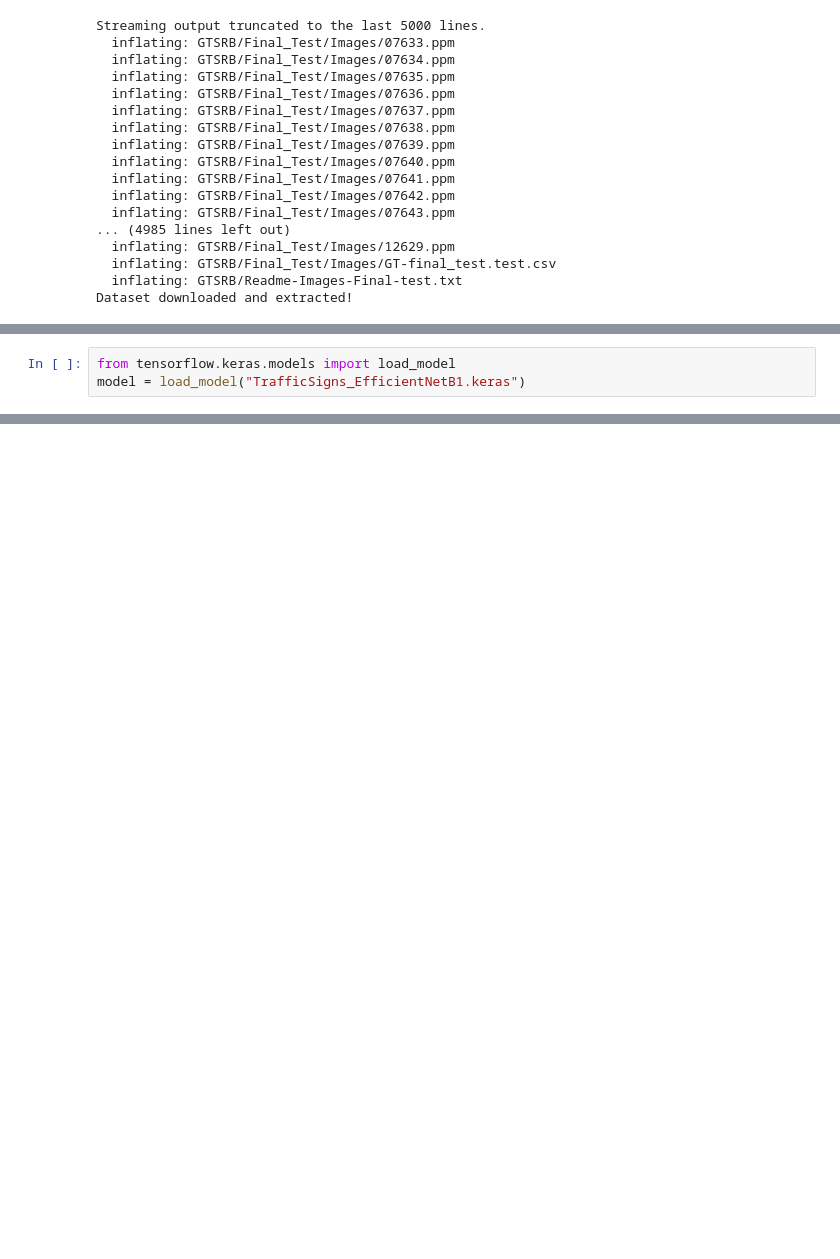
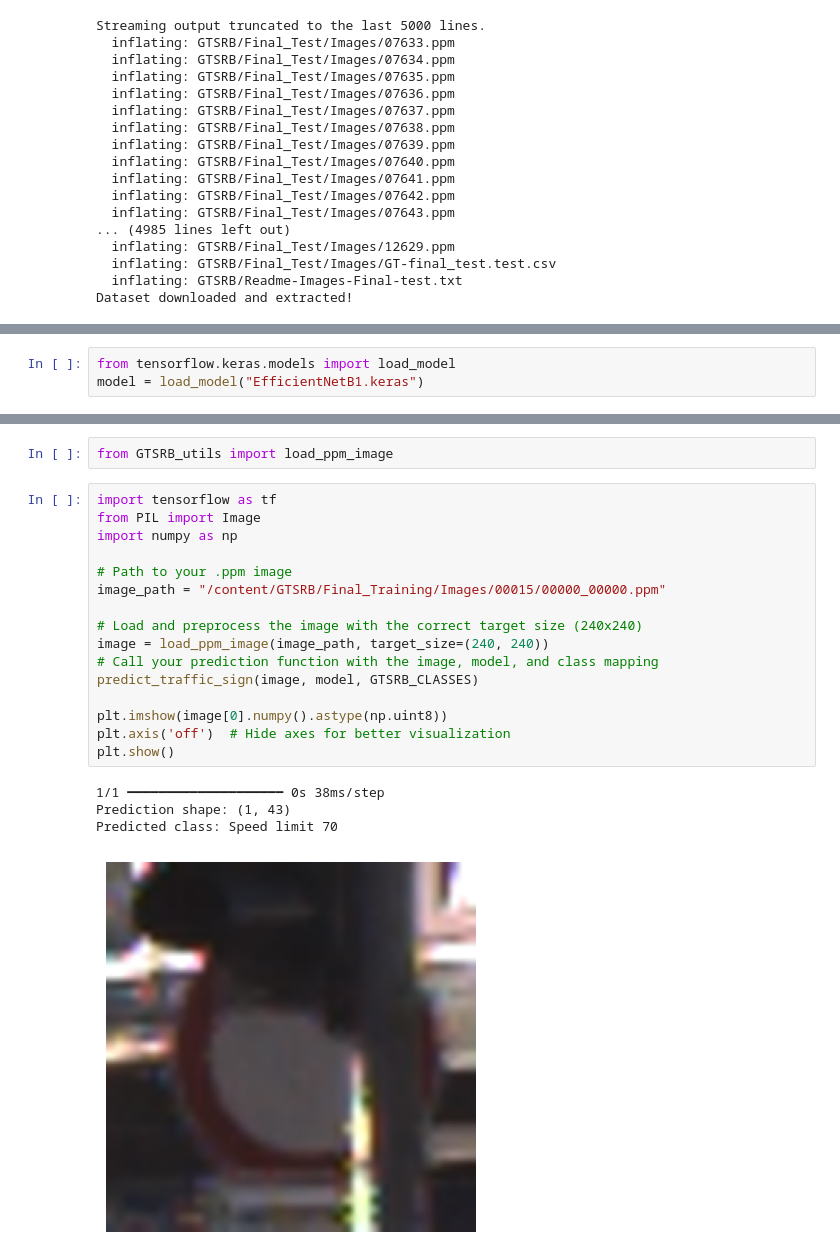
Before and after one commit to Adversarial-Attacks-on-Deeplearning/EfficientNet, a Jupyter notebook: uap.ipynb, the cells around one changed output, grey strips where cells are left out. Drawn from its saved outputs; the diff is of its cells as text; blank space fills up the shorter version.

```diff
--- a/uap.ipynb
+++ b/uap.ipynb
@@ -106,4 +83,4 @@ Found 3920 images belonging to 43 classes.
 # %%
 from tensorflow.keras.models import load_model
-model = load_model("TrafficSigns_EfficientNetB1.keras")
+model = load_model("EfficientNetB1.keras")
 # %%
@@ -192,0 +135,23 @@ Image 5:
+# %%
+from GTSRB_utils import load_ppm_image
+# %%
+import tensorflow as tf
+from PIL import Image
+import numpy as np
+
+# Path to your .ppm image
+image_path = "/content/GTSRB/Final_Training/Images/00015/00000_00000.ppm"
+
+# Load and preprocess the image with the correct target size (240x240)
+image = load_ppm_image(image_path, target_size=(240, 240))
+# Call your prediction function with the image, model, and class mapping
+predict_traffic_sign(image, model, GTSRB_CLASSES)
+
+plt.imshow(image[0].numpy().astype(np.uint8))
+plt.axis('off')  # Hide axes for better visualization
+plt.show()
+# %% [output]
+1/1 ━━━━━━━━━━━━━━━━━━━━ 0s 38ms/step
+Prediction shape: (1, 43)
+Predicted class: Speed limit 70
+[figure, added]
```
Also changed, not shown: parts of 15 cells of this notebook, 3 other files.
